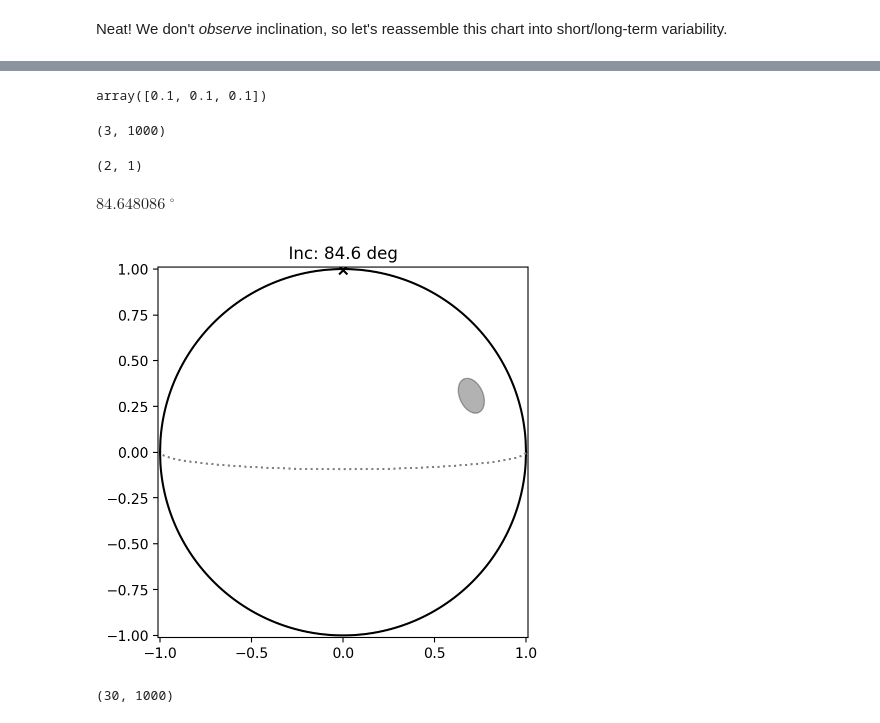
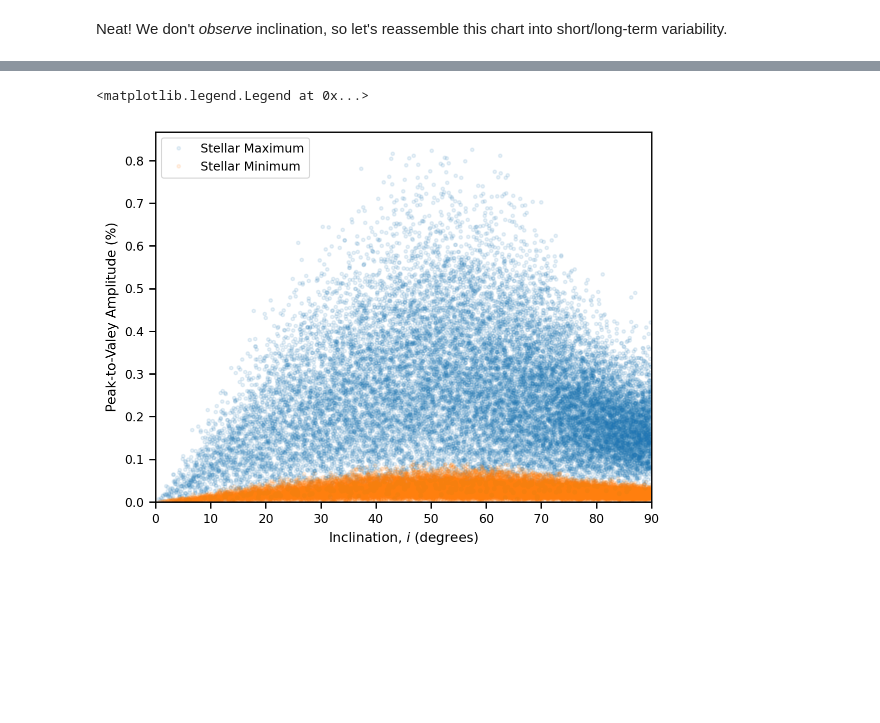
Before and after one commit to benmontet/wilson, a Jupyter notebook: notebooks/03_theory/01_theoretical_spot_modulation_fleck.ipynb, the cells around one changed output, grey strips where cells are left out. Drawn from its saved outputs; the diff is of its cells as text; code cells hidden in the pictures; blank space fills up the shorter version.

```diff
--- a/notebooks/03_theory/01_theoretical_spot_modulation_fleck.ipynb
+++ b/notebooks/03_theory/01_theoretical_spot_modulation_fleck.ipynb
@@ -146,16 +157,32 @@ $[84.648086,~-1.2039035,~-56.24729,~\dots,~-83.16905,~82.587942,~72.336573] \; \
+# %%
+lons = np.vstack([lons1, lons2])
+lats = np.vstack([lats1, lats2])
+radii = np.vstack([radii1, radii2])
+# %%
+lcs2 = star.light_curve(lons, lats, radii, inc_stellar)
+# %%
+df_control = pd.DataFrame({'inc':inclinations_deg,
+                         'cycle1_ptp':100*np.ptp(lcs1, axis=0)/np.mean(lcs1, axis=0),
+                         'cycle1_flux':np.mean(lcs1, axis=0),
+                         'cycle2_ptp':100*np.ptp(lcs2, axis=0)/np.mean(lcs2, axis=0),
+                         'cycle2_flux':np.mean(lcs2, axis=0)})
+# %%
+seasonal_average = (df_control.cycle1_flux+df_control.cycle2_flux)/2
+
+df_control['cycle1_flux'] = df_control['cycle1_flux']/seasonal_average
+df_control['cycle2_flux'] = df_control['cycle2_flux']/seasonal_average
+# %%
+plt.plot(df_control.inc, df_control.cycle1_ptp, '.', label='Stellar Maximum', alpha=0.1)
+plt.plot(df_control.inc, df_control.cycle2_ptp, '.', label='Stellar Minimum', alpha=0.1)
+
+plt.ylim(0)
+plt.xlim(0, 90)
+plt.xlabel("Inclination, $i$ (degrees)")
+plt.ylabel("Peak-to-Valey Amplitude (%)")
+plt.legend()
+#plt.xticks([-90,-75,-60,-45,-30,-15,0,])
+# %% [output]
+<matplotlib.legend.Legend at 0x...>
+[figure, added]
 # %%
-radii[:, 0]
+j=0
-# %% [output]
-array([0.1, 0.1, 0.1])
-# %%
-radii.shape
-# %% [output]
-(3, 1000)
-# %%
-spot_radii.shape
-# %% [output]
-(2, 1)
-# %%
-inc_stellar[0]
-# %% [output]
-$84.648086 \; \mathrm{{}^{\circ}}$
@@ -166,12 +188,0 @@ i=0
-# %%
-ax = star.plot(lons[:, i].reshape(3, 1), -lats[:,i].reshape(3, 1), radii[:, i].reshape(3, 1),
-               inc_stellar[i], planet=None,
-               time=0)
-ax.set_title('Inc: {:0.1f}'.format(inc_stellar[i]))
-i+=1
-# %% [output]
-[figure, removed]
-# %%
-lcs.shape
-# %% [output]
-(30, 1000)
```
Also changed, not shown: parts of 57 cells of this notebook.
